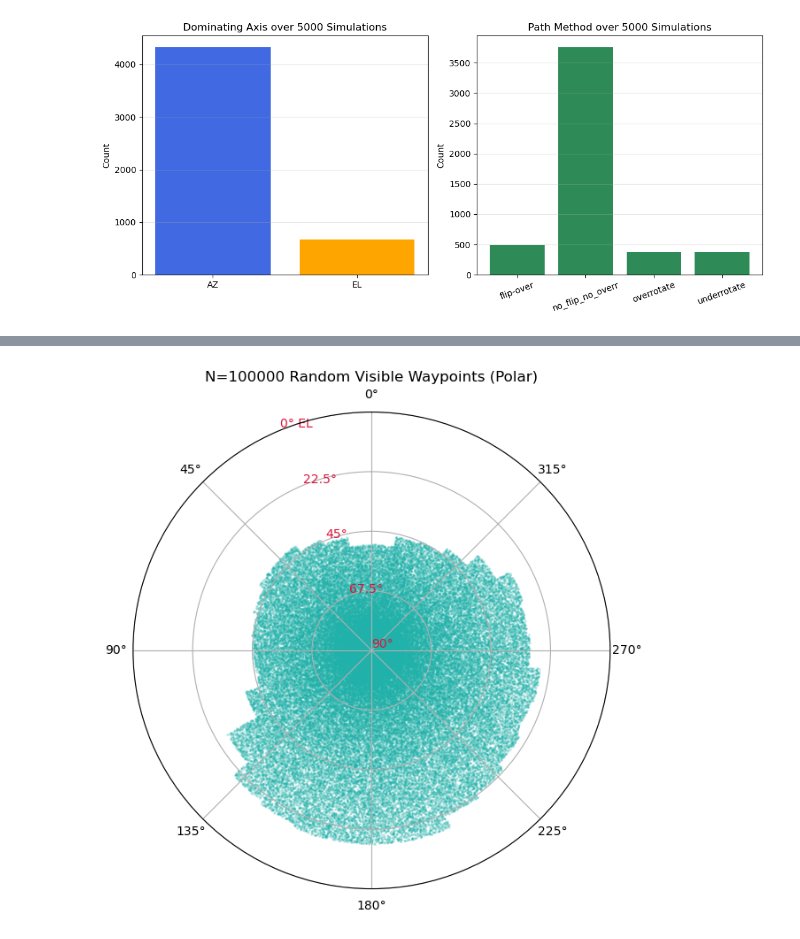
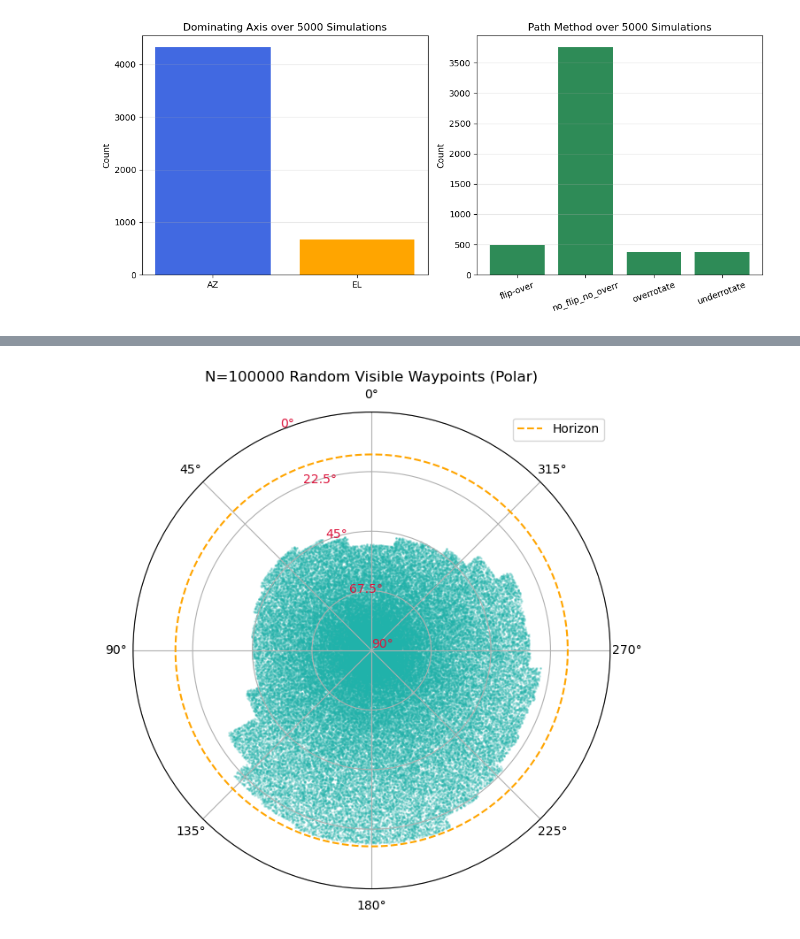
Before and after one commit to S-Wimmer1/Going-the-short-way, a Jupyter notebook: radtel2.0.ipynb, the cells around one changed output, grey strips where cells are left out. Saved outputs shown, nothing was run; the diff lists cells and outputs as text; code cells hidden in the pictures.

```diff
--- a/radtel2.0.ipynb
+++ b/radtel2.0.ipynb
@@ -1109,18 +1110,22 @@ plt.show()
 # %%
 theta, r = zip(*[azel_to_polar(az, el) for az, el in wpts])
 
 plt.figure(figsize=(7, 7))
 ax = plt.subplot(111, polar=True)
 ax.scatter(theta, r, s=1, alpha=0.2, color="lightseagreen")
+theta_circle = np.linspace(0, 2*np.pi, 500)
+r_circle = np.full_like(theta_circle, 90-16)
+ax.plot(theta_circle, r_circle, color="orange", linestyle="--", label="Horizon")
 
 ax.set_title(f"N={len(wpts)} Random Visible Waypoints (Polar)")
 ax.set_ylim(0, 90)
 ax.set_yticks([0, 22.5, 45, 67.5, 90])
-ax.set_yticklabels(["90°", "67.5°", "45°", "22.5°", "0° EL"])
+ax.set_yticklabels(["90°", "67.5°", "45°", "22.5°", "0°"])
 for label in ax.get_yticklabels():
     label.set_color("crimson")
 ax.set_theta_zero_location("N")
 ax.grid(True)
+ax.legend()
 plt.show()
 # %% [output]
-[figure, old version]
+[figure, new version]
```
Also changed, not shown: parts of 15 cells of this notebook.
